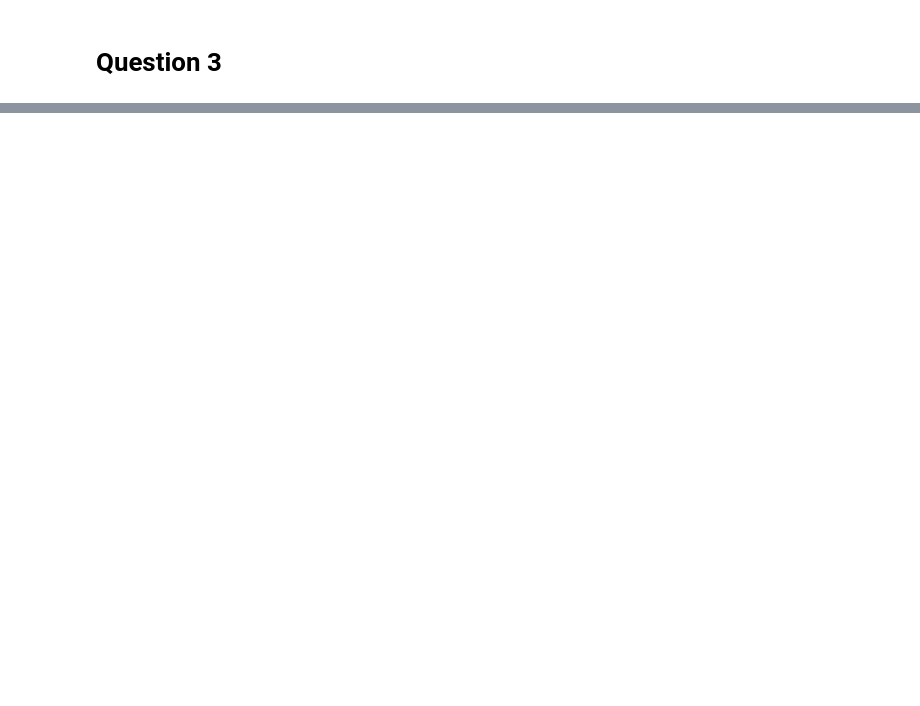
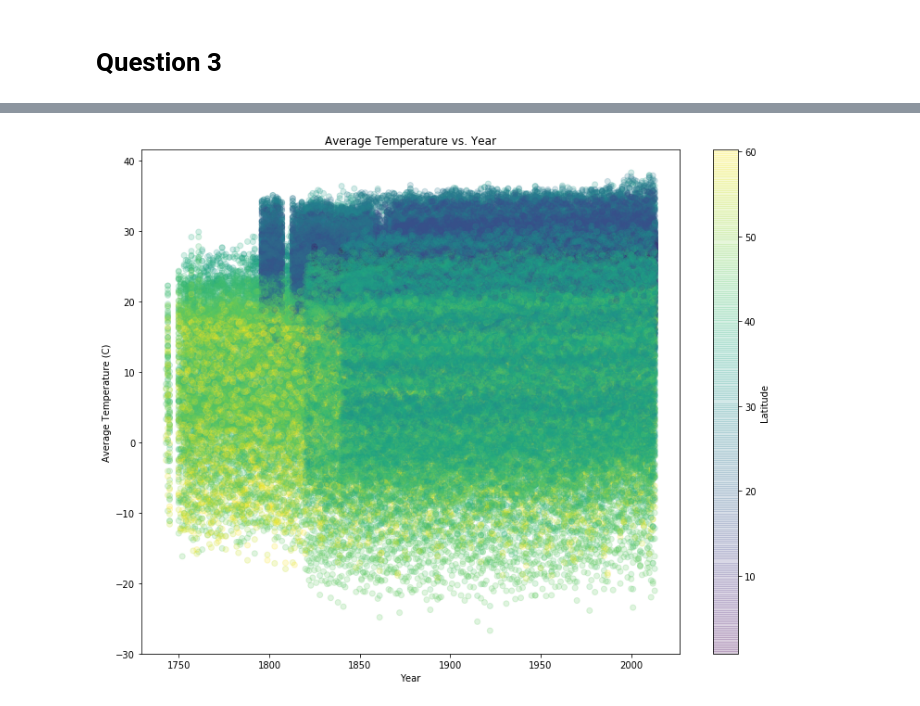
Before and after one commit to varose99/ds4bme, a Jupyter notebook: Quiz4_vrose9.ipynb, the cells around one changed output, grey strips where cells are left out. Drawn from its saved outputs; the diff is of its cells as text; code cells hidden in the pictures; blank space fills up the shorter version.

```diff
--- a/Quiz4_vrose9.ipynb
+++ b/Quiz4_vrose9.ipynb
@@ -198,0 +300,15 @@ plt.legend(['Sensitivity','Specificity','Accuracy'])
+# %%
+fig, ax1 = plt.subplots()
+fig.set_size_inches(13, 10)
+
+#labels
+ax1.set_xlabel('Year')
+ax1.set_ylabel('Average Temperature (C)')
+ax1.set_title('Average Temperature vs. Year')
+
+#plot
+plt.scatter( x3,y , c=x1 ,cmap = 'viridis', alpha =0.2)
+cbar = plt.colorbar()
+cbar.set_label('Latitude')
+# %% [output]
+[figure, added]
```
Also changed, not shown: parts of 15 cells of this notebook.
